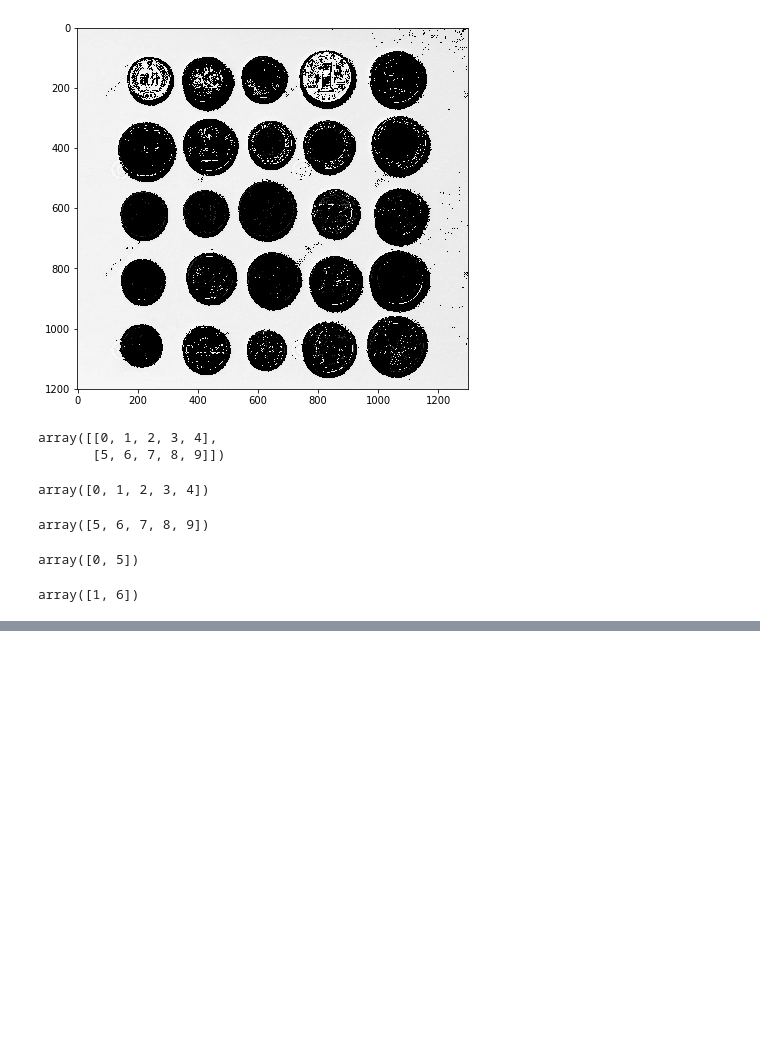
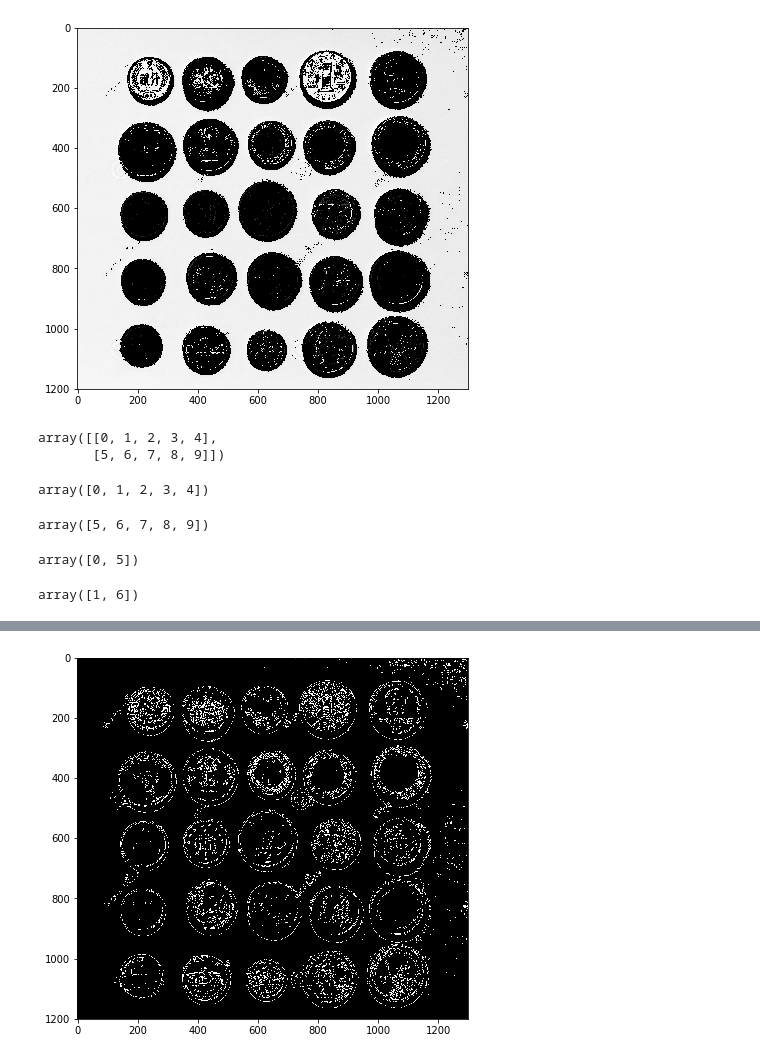
Before and after one commit to miguelalejo/IA_MachineLearning_Python, a Jupyter notebook: PercepcionComputacional/ProcesamientoImagen.ipynb, the cells around one changed output, grey strips where cells are left out. Saved outputs shown, nothing was run; the diff lists cells and outputs as text; code cells hidden in the pictures; blank space fills up the shorter version.

```diff
--- a/PercepcionComputacional/ProcesamientoImagen.ipynb
+++ b/PercepcionComputacional/ProcesamientoImagen.ipynb
@@ -85,0 +100,6 @@ array([1, 6])
+# %%
+import skimage.feature as feature
+imagen_canny= feature.canny(image_nueva)
+mostrar_imagen(imagen_canny)
+# %% [output]
+[figure, added]
```
Also changed, not shown: parts of 8 cells of this notebook, 13 other files.
